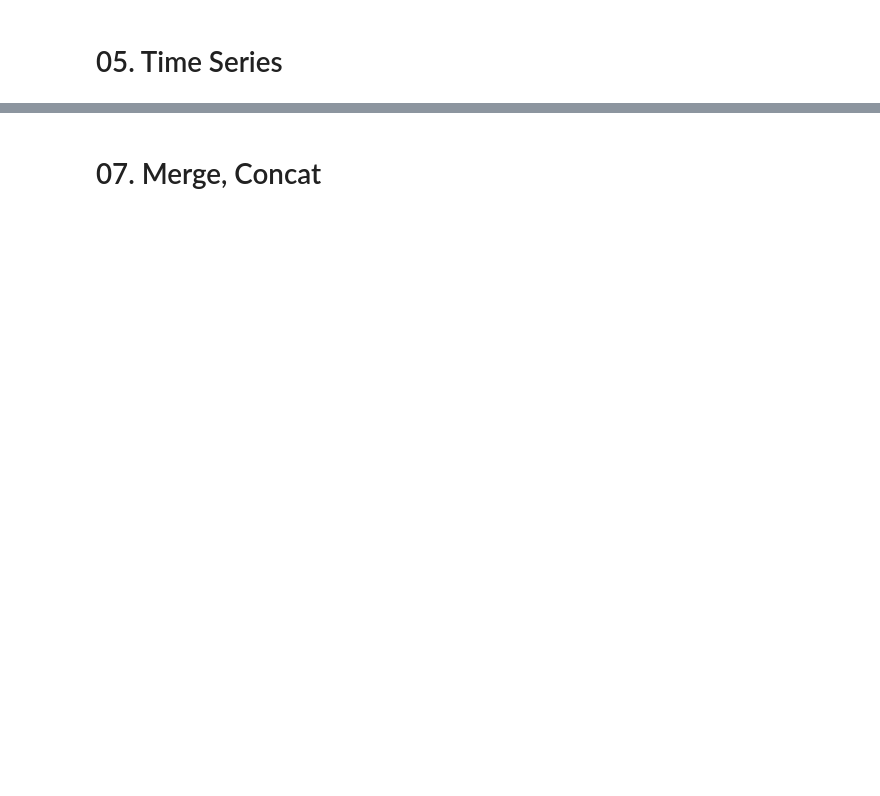
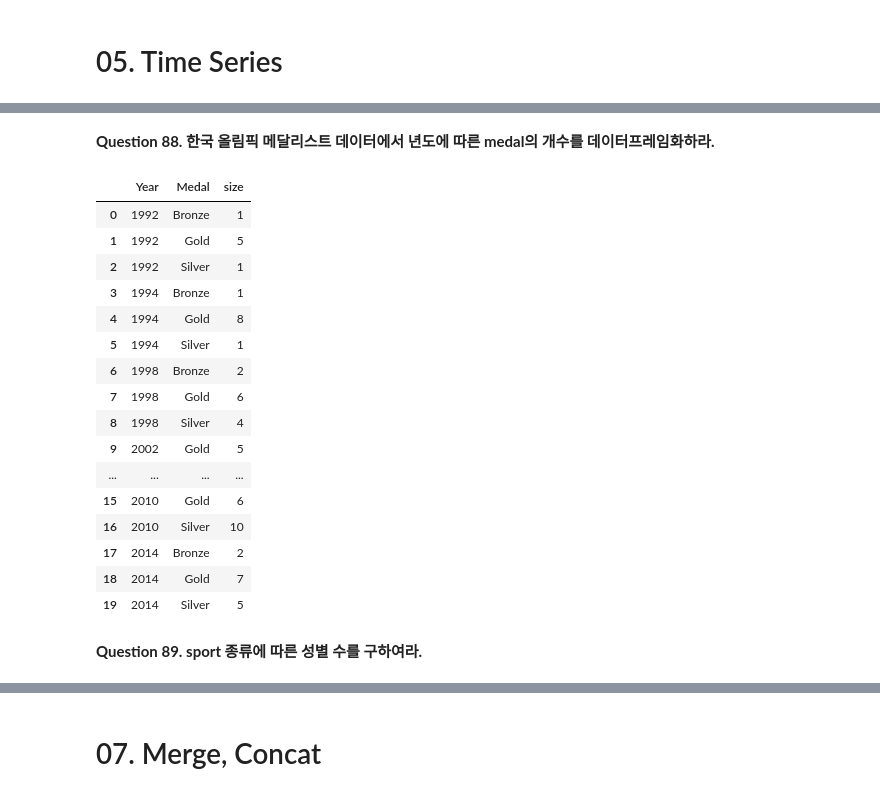
Before and after one commit to letsfuture/enginner-big-data-analysis, a Jupyter notebook: 01_exercise_data_preprocessing.ipynb, the cells around one changed output, grey strips where cells are left out. Cells and saved outputs as stored; diff of their text form; code cells hidden in the pictures; blank space fills up the shorter version.

```diff
--- a/01_exercise_data_preprocessing.ipynb
+++ b/01_exercise_data_preprocessing.ipynb
@@ -1207,0 +1145,24 @@ df.pivot_table(index='Discipline', columns='Medal', aggfunc='size').fillna(0)
+# %% [markdown]
+**Question 88. 한국 올림픽 메달리스트 데이터에서 년도에 따른 medal의 개수를 데이터프레임화하라.**
+# %%
+df[df['Country']=='KOR'].groupby(['Year', 'Medal'], as_index=False).size()
+# %% [output]
+|  | Year | Medal | size |
+| 0 | 1992 | Bronze | 1 |
+| 1 | 1992 | Gold | 5 |
+| 2 | 1992 | Silver | 1 |
+| 3 | 1994 | Bronze | 1 |
+| 4 | 1994 | Gold | 8 |
+| 5 | 1994 | Silver | 1 |
+| 6 | 1998 | Bronze | 2 |
+| 7 | 1998 | Gold | 6 |
+| 8 | 1998 | Silver | 4 |
+| 9 | 2002 | Gold | 5 |
+| ... | ... | ... | ... |
+| 15 | 2010 | Gold | 6 |
+| 16 | 2010 | Silver | 10 |
+| 17 | 2014 | Bronze | 2 |
+| 18 | 2014 | Gold | 7 |
+| 19 | 2014 | Silver | 5 |
+# %% [markdown]
+**Question 89. sport 종류에 따른 성별 수를 구하여라.**
```
Also changed, not shown: parts of 267 cells of this notebook, 5 other files.
